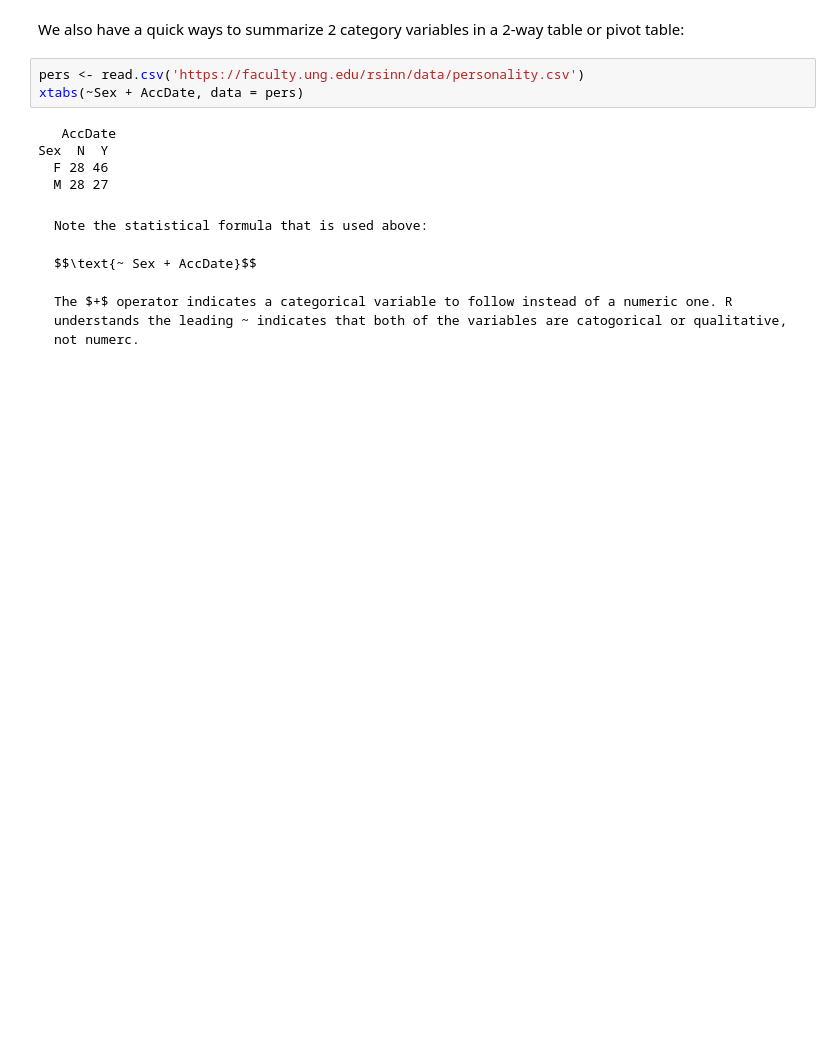
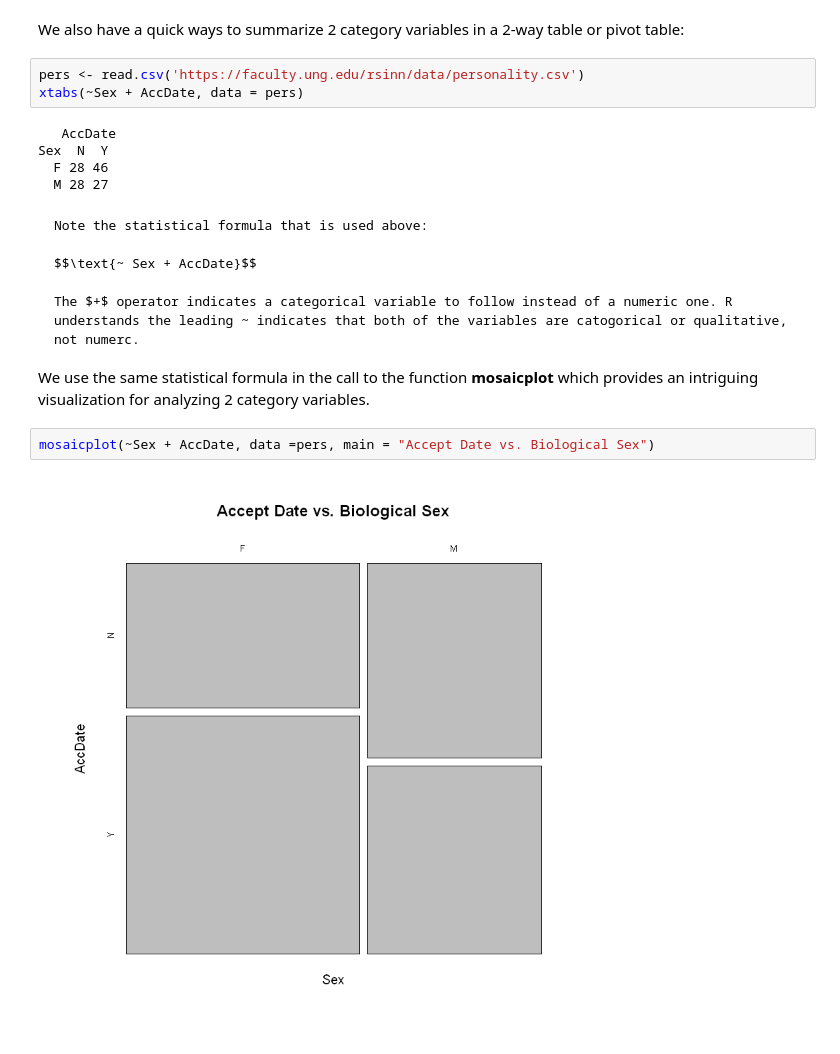
Before and after one commit to StraightDraw/probstat, a Jupyter notebook: S1.ipynb, the cells around one changed output. Cells and saved outputs as stored; diff of their text form; blank space fills up the shorter version.

````diff
--- a/S1.ipynb
+++ b/S1.ipynb
@@ -212,3 +246,9 @@ $$\text{~ Sex + AccDate}$$
 
 The $+$ operator indicates a categorical variable to follow instead of a numeric one. R understands the leading ~ indicates that both of the variables are catogorical or qualitative, not numerc.
 ```
+
+We use the same statistical formula in the call to the function **mosaicplot** which provides an intriguing visualization for analyzing 2 category variables.
+# %%
+mosaicplot(~Sex + AccDate, data =pers, main = "Accept Date vs. Biological Sex")
+# %% [output]
+[figure, added]
````
Also changed, not shown: parts of 7 cells of this notebook, 43 other files.
